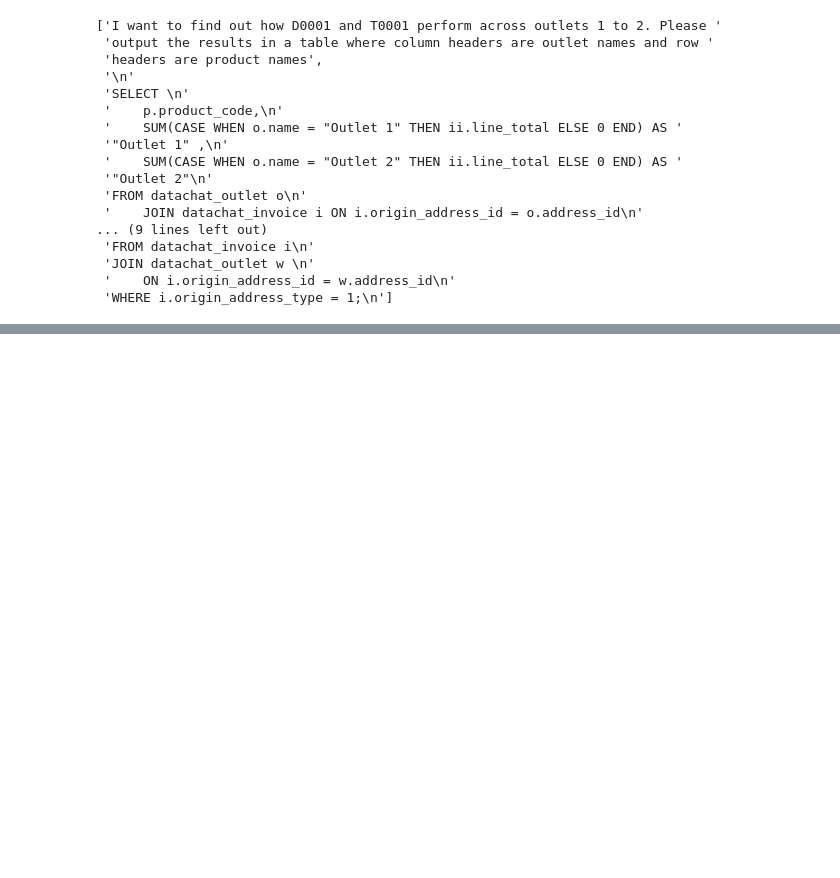
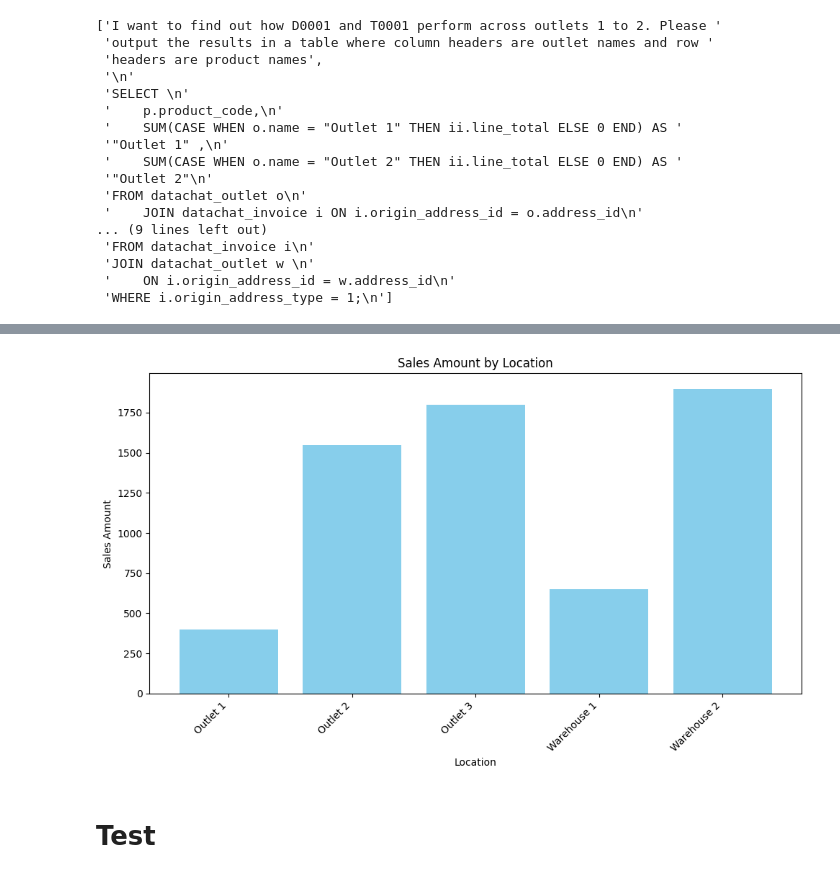
Before and after one commit to leonardltk/2025-smol-hackathon, a Jupyter notebook: demo.ipynb, the cells around one changed output, grey strips where cells are left out. Cells and saved outputs as stored; diff of their text form; code cells hidden in the pictures; blank space fills up the shorter version.

```diff
--- a/demo.ipynb
+++ b/demo.ipynb
@@ -638,0 +322,12 @@ pprint(fewshot_examples_lst)
+# %%
+messages_visualisation[-1]['content'] = user_query
+
+response = client.chat.completions.create(
+    model = "qwen-2.5-coder-32b",
+    messages = messages_visualisation
+)
+
+require_visualisation_dict = json.loads(response.choices[0].message.content)
+pprint(require_visualisation_dict)
+if require_visualisation_dict['require matplotlib']:
+    plot_fig = perform_visualisation(result_df, user_query)
@@ -638,0 +338,9 @@ pprint(fewshot_examples_lst)
+# %%
+user_query = "Please track all invoices by location and create a bar chart where x axis is outlet or warehouse name and y axis is sales amount"
+# %%
+user_query_fewshot = '\n'.join(fewshot_examples_lst + [user_query])
+
+sql_query = jigsaw_query(user_query_fewshot, sql_script)
+
+result_df = pd.read_sql_query(sql_query, engine)
+result_df
@@ -638,0 +354,12 @@ pprint(fewshot_examples_lst)
+# %%
+messages_visualisation[-1]['content'] = user_query
+
+response = client.chat.completions.create(
+    model = "qwen-2.5-coder-32b",
+    messages = messages_visualisation
+)
+
+require_visualisation_dict = json.loads(response.choices[0].message.content)
+pprint(require_visualisation_dict)
+if require_visualisation_dict['require matplotlib']:
+    plot_fig = perform_visualisation(result_df, user_query)
@@ -638,0 +384,6 @@ pprint(fewshot_examples_lst)
+# %%
+plot_fig
+# %% [output]
+[figure, added]
+# %% [markdown]
+# Test
```
Also changed, not shown: parts of 81 cells of this notebook, 2 other files.
